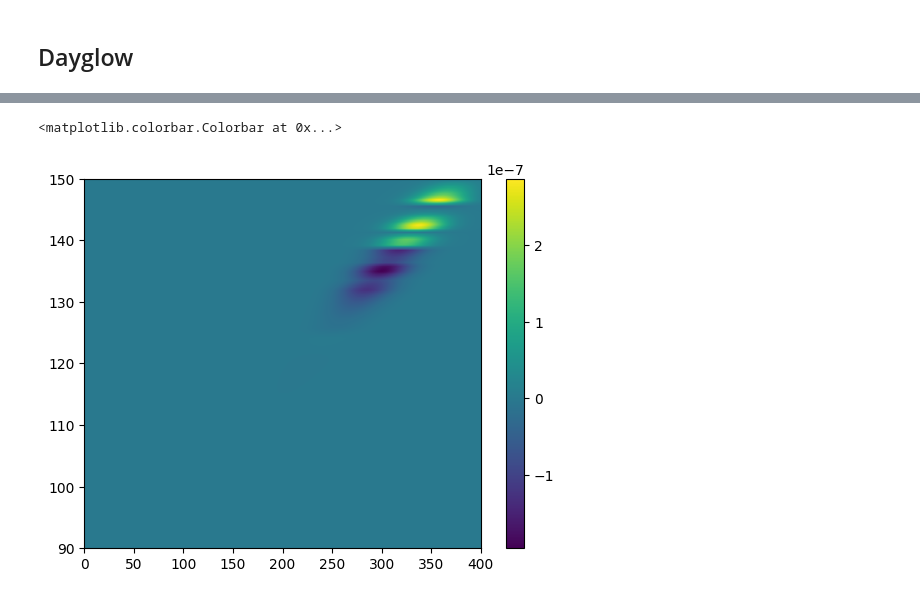
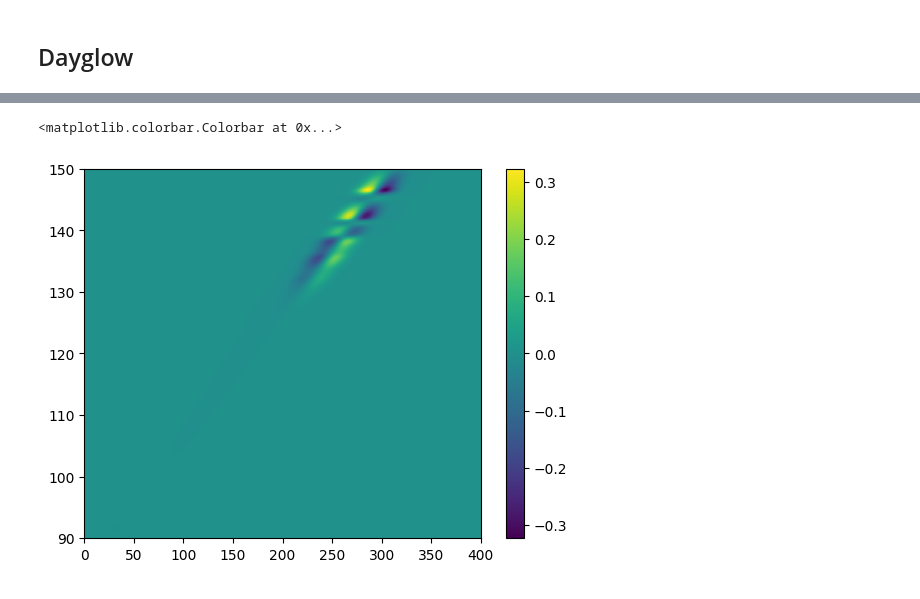
Before and after one commit to QuentinBrissaud/Venus_Detectability, a Jupyter notebook: compute_airglow_response.ipynb, the cells around one changed output, grey strips where cells are left out. Drawn from its saved outputs; the diff is of its cells as text; code cells hidden in the pictures.

Commit message:
add airglow

```diff
--- a/compute_airglow_response.ipynb
+++ b/compute_airglow_response.ipynb
@@ -25,7 +207,7 @@ file_airglow = './data/VER_profile_dayglow.csv'
 VER = pd.read_csv(file_airglow)
 VER.columns=['VER', 'alt']
 VER.to_csv(file_airglow.replace('.csv', '_scaled.csv'), index=False)
-f_VER_dayglow = interpolate.interp1d(VER.alt, VER.VER, kind='quadratic', bounds_error=False, fill_value=0.)
+f_VER_dayglow = interpolate.interp1d(VER.alt, VER.VER, kind='cubic', bounds_error=False, fill_value=(VER.VER.iloc[0], VER.VER.iloc[-1]))
 
 plt.figure()
 plt.plot(f_VER_dayglow(alts_dayglow), alts_dayglow)
@@ -131,25 +493,32 @@ photons_signal/photons_background
 # %%
 alpha = 1e-2
-period = 50.
-surface_amplitude = 5e-3 # m/s, at airglow altitude
-c = 200 # km/s
+period = 25.
+surface_amplitude = 1e-1*period/(2*np.pi) # m/s, at minimum airglow altitude
+c = 250 # km/s
 z0 = 90.
 
 #amplification = np.sqrt(f_rho(z0)/f_rho(alts_dayglow))
-amplification = np.exp(-((alts_dayglow-145.)/15.)**2)*1200.+1.
+amplification = np.exp(-((alts_dayglow-145.)/10.)**2)*1200.+1.
 Az = surface_amplitude*amplification
 Az = interpolate.interp1d(alts_dayglow, Az, kind='quadratic', bounds_error=False, fill_value=0.)
 dzAz = np.gradient(Az(alts_dayglow), alts_dayglow)
 dzAz = interpolate.interp1d(alts_dayglow, dzAz, kind='quadratic', bounds_error=False, fill_value=0.)
 std_t = period/2.
 t0 = 3*std_t
-#f0 = -2*(1/std_t)*((times-t0)/std_t)*np.exp(-((times-t0)/std_t)**2)
-f0 = np.exp(-((times-t0)/std_t)**2) # Conversion to displacement
+f0 = -2*(1/std_t)*((times-t0)/std_t)*np.exp(-((times-t0)/std_t)**2)
+#f0 = np.exp(-((times-t0)/std_t)**2) # Conversion to displacement
 f0 = interpolate.interp1d(times, f0, kind='quadratic', bounds_error=False, fill_value=0.)
 df0dt = np.gradient(f0(times), times)
 df0dt = interpolate.interp1d(times, df0dt, kind='quadratic', bounds_error=False, fill_value=0.)
+
+#z = np.polyfit(alts_dayglow, f_VER_dayglow(alts_dayglow), 12)
+#p = np.poly1d(z)
 dVERdz = np.gradient(f_VER_dayglow(alts_dayglow), alts_dayglow)
 dVERdz = interpolate.interp1d(alts_dayglow, dVERdz, kind='quadratic', bounds_error=False, fill_value=(0., dVERdz[-1]))
 
+
+plt.figure()
+plt.plot(times, f0(times)*Az(alts[0]))
+
 dVER_ad = alpha*(1.-f_gamma(ALTS_DAYGLOW))*f_t(ALTS_DAYGLOW)*f_VER_dayglow(ALTS_DAYGLOW)*(-(1/c)*df0dt(TIMES_DAYGLOW-(ALTS_DAYGLOW-alts_dayglow.min())*1e3/c)*Az(ALTS_DAYGLOW) + dzAz(ALTS_DAYGLOW)*f0(TIMES_DAYGLOW-(ALTS_DAYGLOW-alts_dayglow.min())*1e3/c))
 dVER_tr = -f0(TIMES_DAYGLOW-(ALTS_DAYGLOW-alts_dayglow.min())*1e3/c)*Az(ALTS_DAYGLOW)*dVERdz(ALTS_DAYGLOW)
@@ -164,10 +537,11 @@ plt.plot(dzAz(alts_dayglow), alts_dayglow)
 # %%
 plt.figure()
-sc = plt.pcolormesh(times, alts_dayglow, (dVER_ad+dVER_tr).T)
+sc = plt.pcolormesh(times, alts_dayglow, (dVER_ad+1*dVER_tr).T/np.trapz(f_VER_dayglow(alts_dayglow), x=alts_dayglow,))
+#sc = plt.pcolormesh(times, alts_dayglow, (f0(TIMES_DAYGLOW-(ALTS_DAYGLOW-alts_dayglow.min())*1e3/c)).T)
 plt.colorbar(sc)
 # %% [output]
 <matplotlib.colorbar.Colorbar at 0x...>
-[figure, old version]
+[figure, new version]
 # %%
 from scipy.optimize import curve_fit
 
```
Also changed, not shown: parts of 35 cells of this notebook, 9 other files.
